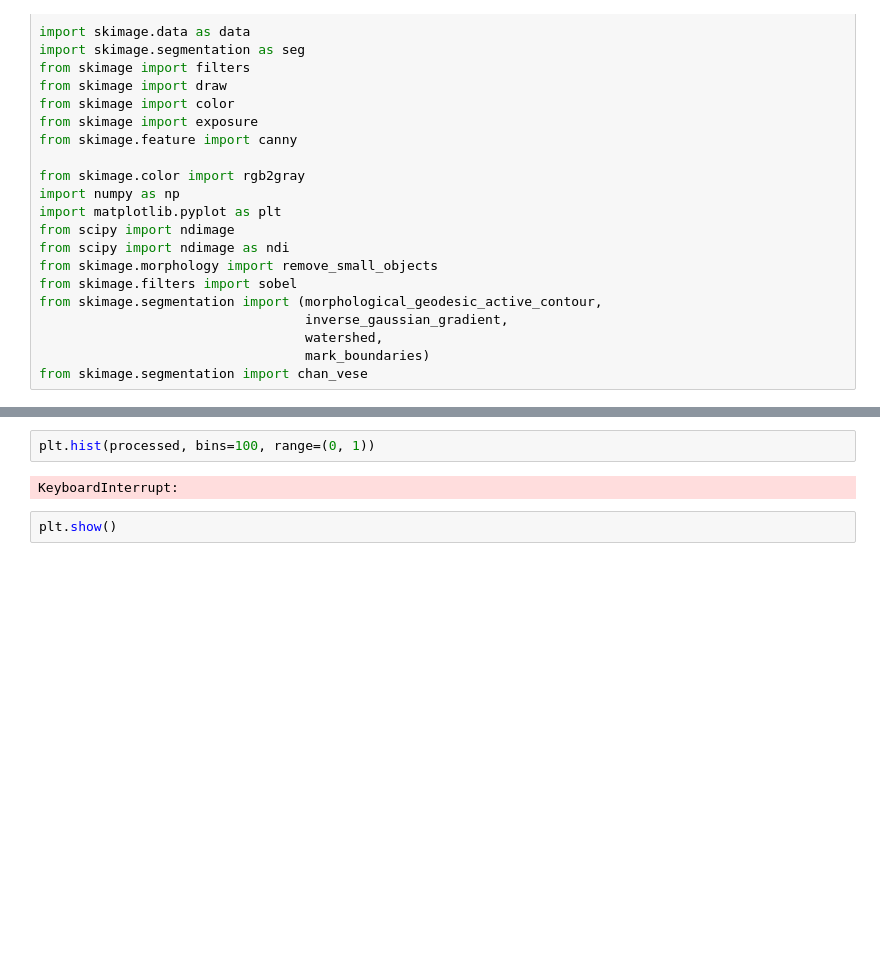
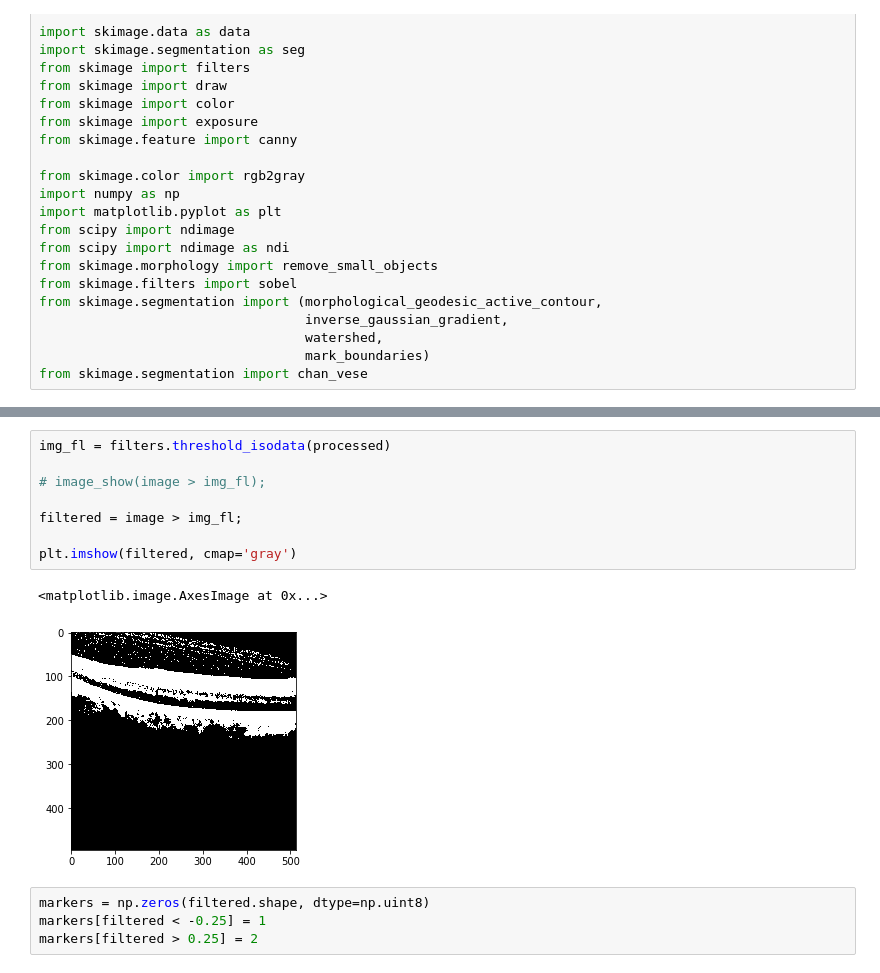
Before and after one commit to tanhakabir/OCTImagePrediction, a Jupyter notebook: Notebook.ipynb, the cells around one changed output, grey strips where cells are left out. Cells and saved outputs as stored; diff of their text form; blank space fills up the shorter version.

```diff
--- a/Notebook.ipynb
+++ b/Notebook.ipynb
@@ -41,6 +73,15 @@ processed = processing.produceContrast3Tone(image)
-# %%
-plt.hist(processed, bins=100, range=(0, 1))
-# %% [output]
-KeyboardInterrupt:
-# %%
-plt.show()
+# %%
+img_fl = filters.threshold_isodata(processed)
+
+# image_show(image > img_fl);
+
+filtered = image > img_fl;
+
+plt.imshow(filtered, cmap='gray')
+# %% [output]
+<matplotlib.image.AxesImage at 0x...>
+[figure, added]
+# %%
+markers = np.zeros(filtered.shape, dtype=np.uint8)
+markers[filtered < -0.25] = 1
+markers[filtered > 0.25] = 2
```
Also changed, not shown: parts of 9 cells of this notebook.
